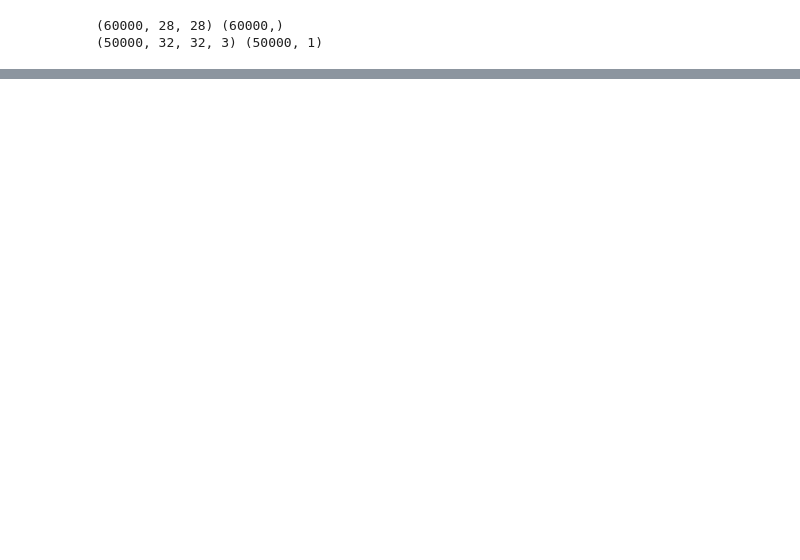
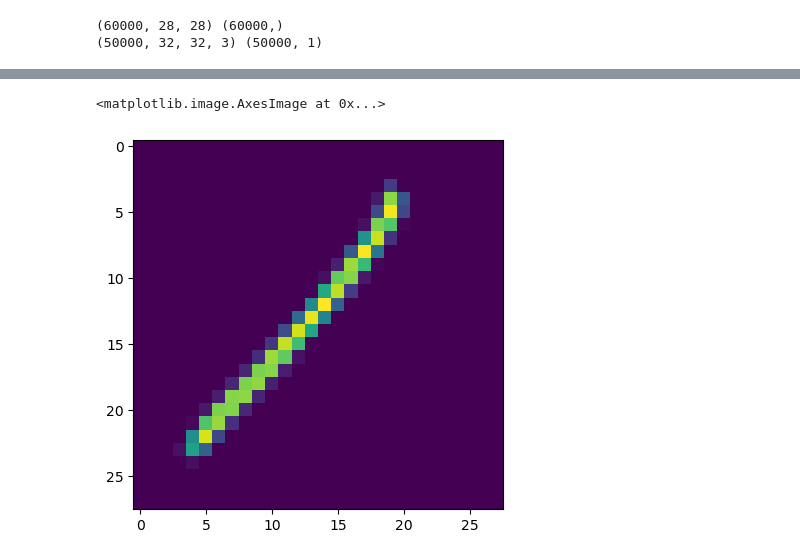
Before and after one commit to swddoram/EarthScience, a Jupyter notebook: 지구과학발표/Untitled1.ipynb, the cells around one changed output, grey strips where cells are left out. Saved outputs shown, nothing was run; the diff lists cells and outputs as text; code cells hidden in the pictures; blank space fills up the shorter version.

```diff
--- a/지구과학발표/Untitled1.ipynb
+++ b/지구과학발표/Untitled1.ipynb
@@ -48,5 +80,5 @@ model = tf.keras.models.Model(X, Y)
 model.compile(loss='categorical_crossentropy', metrics='accuracy')
 # %%
 #모델 학습하기
-model.fit(독립, 종속, epochs=10)
+model.fit(독립r, 종속, epochs=100)
 # %% [output]
@@ -73 +102,39 @@ Epoch 10/10
 <keras.src.callbacks.History at 0x...>
+# %%
+#모델 이용
+#loss, accuracy = model.evaluate(독립r, 종속)
+
+image1_path = '/Users/ddoram/Desktop/111.png'
+image2_path = '/Users/ddoram/Desktop/2.png'
+image6_path = '/Users/ddoram/Desktop/6.png'
+
+
+
+
+image1 = Image.open(image1_path)
+image2 = Image.open(image2_path)
+
+gray_image1 = image1.convert('L')
+#gray_image.show()
+image1_array = np.array(image1)
+gray_image1_array = np.array(gray_image1)
+image1_arrayR = image1_array.reshape(1, 784)
+gray_image1_arrayR = gray_image1_array.reshape(1, 784)
+ #반전된 이미지
+inverted_gray_image1 = ImageOps.invert(gray_image1)
+inverted_gray_image1_array = np.array(inverted_gray_image1)
+inverted_gray_image1_arrayR = inverted_gray_image1_array.reshape(1, 784)
+#print(gray_image_arrayR)
+ImageList = [inverted_gray_image1_array, image1_array]
+ImageListR = [inverted_gray_image1_arrayR, image1_arrayR]
+
+#print(image_array)
+
+pred = model.predict(ImageListR[0])
+print("정확도: ",accuracy) #<--- 정확도 출력 방법 찾아보기
+pd.DataFrame(pred).round(2)
+plt.imshow(ImageList[0])
+#plt.imshow(독립2[0])
+#plt.show()
+#print("값은: ", 종속)
+# %% [output]
@@ -73,0 +143,2 @@ Epoch 10/10
+<matplotlib.image.AxesImage at 0x...>
+[figure, added]
```
Also changed, not shown: parts of 10 cells of this notebook, 4 other files.
